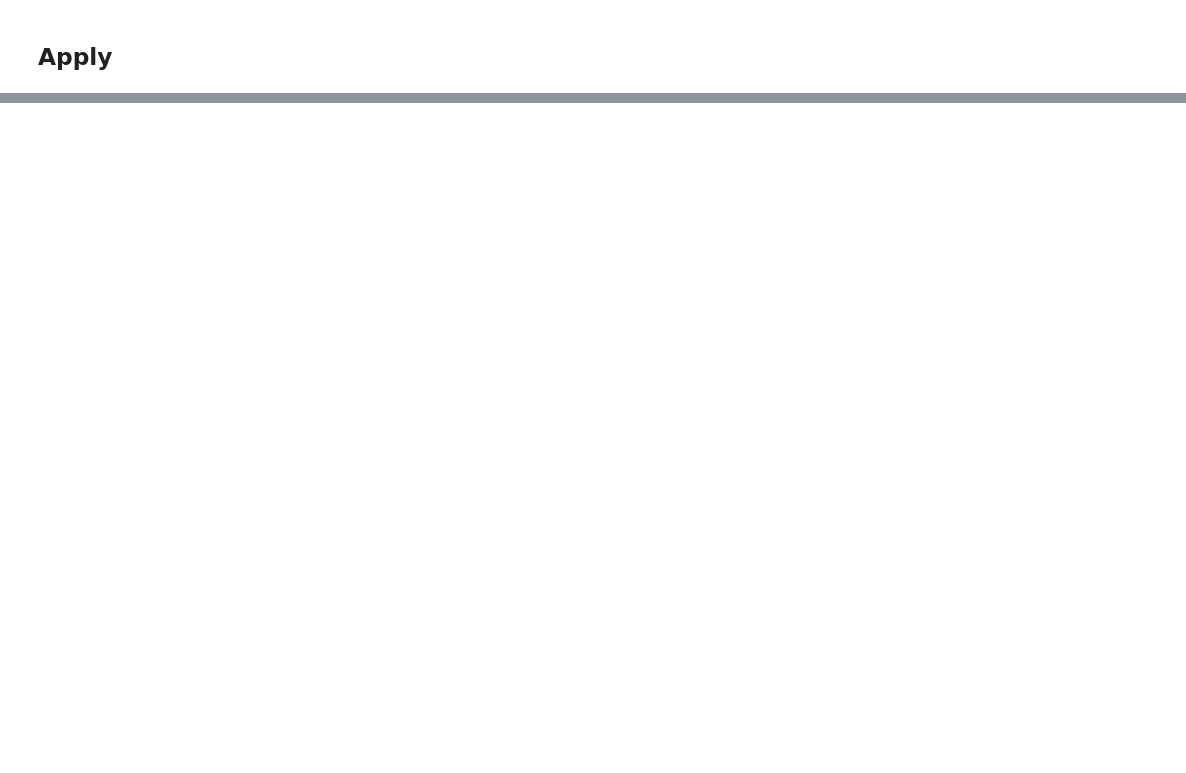
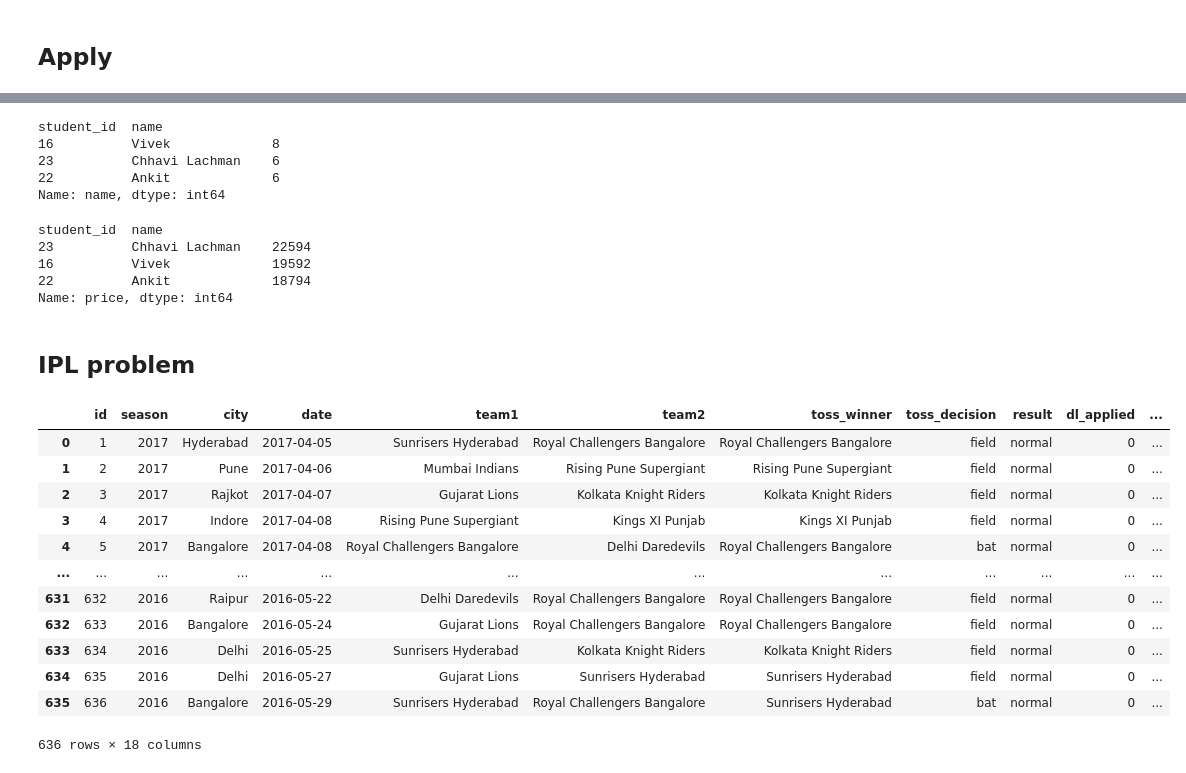
Before and after one commit to rahulchand017/Data_Science, a Jupyter notebook: Libraries/Pandas/Advance pandas.ipynb, the cells around one changed output, grey strips where cells are left out. Drawn from its saved outputs; the diff is of its cells as text; code cells hidden in the pictures; blank space fills up the shorter version.

```diff
--- a/Libraries/Pandas/Advance pandas.ipynb
+++ b/Libraries/Pandas/Advance pandas.ipynb
@@ -627,0 +516,37 @@ pd.concat([nov,dec], axis = 1).shape
+# %%
+# find top 3 studdents who did most number enrolment
+regs.merge(students, on = 'student_id').groupby(['student_id', 'name'])['name'].count().sort_values(ascending = False).head(3)
+# %% [output]
+student_id  name
+16          Vivek             8
+23          Chhavi Lachman    6
+22          Ankit             6
+Name: name, dtype: int64
+# %%
+# find top 3 students who spend most amount of money on courses
+regs.merge(students, on = 'student_id').merge(courses, on = 'course_id').groupby(['student_id', 'name'])['price'].sum().sort_values(ascending = False).head(3)
+# %% [output]
+student_id  name
+23          Chhavi Lachman    22594
+16          Vivek             19592
+22          Ankit             18794
+Name: price, dtype: int64
+# %% [markdown]
+## IPL problem
+# %%
+#Find the top 3 stadiums with highest sixes/match
+matches
+# %% [output]
+|  | id | season | city | date | team1 | team2 | toss_winner | toss_decision | result | dl_applied | ... |
+| 0 | 1 | 2017 | Hyderabad | 2017-04-05 | Sunrisers Hyderabad | Royal Challengers Bangalore | Royal Challengers Bangalore | field | normal | 0 | ... |
+| 1 | 2 | 2017 | Pune | 2017-04-06 | Mumbai Indians | Rising Pune Supergiant | Rising Pune Supergiant | field | normal | 0 | ... |
+| 2 | 3 | 2017 | Rajkot | 2017-04-07 | Gujarat Lions | Kolkata Knight Riders | Kolkata Knight Riders | field | normal | 0 | ... |
+| 3 | 4 | 2017 | Indore | 2017-04-08 | Rising Pune Supergiant | Kings XI Punjab | Kings XI Punjab | field | normal | 0 | ... |
+| 4 | 5 | 2017 | Bangalore | 2017-04-08 | Royal Challengers Bangalore | Delhi Daredevils | Royal Challengers Bangalore | bat | normal | 0 | ... |
+| ... | ... | ... | ... | ... | ... | ... | ... | ... | ... | ... | ... |
+| 631 | 632 | 2016 | Raipur | 2016-05-22 | Delhi Daredevils | Royal Challengers Bangalore | Royal Challengers Bangalore | field | normal | 0 | ... |
+| 632 | 633 | 2016 | Bangalore | 2016-05-24 | Gujarat Lions | Royal Challengers Bangalore | Royal Challengers Bangalore | field | normal | 0 | ... |
+| 633 | 634 | 2016 | Delhi | 2016-05-25 | Sunrisers Hyderabad | Kolkata Knight Riders | Kolkata Knight Riders | field | normal | 0 | ... |
+| 634 | 635 | 2016 | Delhi | 2016-05-27 | Gujarat Lions | Sunrisers Hyderabad | Sunrisers Hyderabad | field | normal | 0 | ... |
+| 635 | 636 | 2016 | Bangalore | 2016-05-29 | Sunrisers Hyderabad | Royal Challengers Bangalore | Sunrisers Hyderabad | bat | normal | 0 | ... |
+636 rows × 18 columns
```
Also changed, not shown: parts of 98 cells of this notebook.
